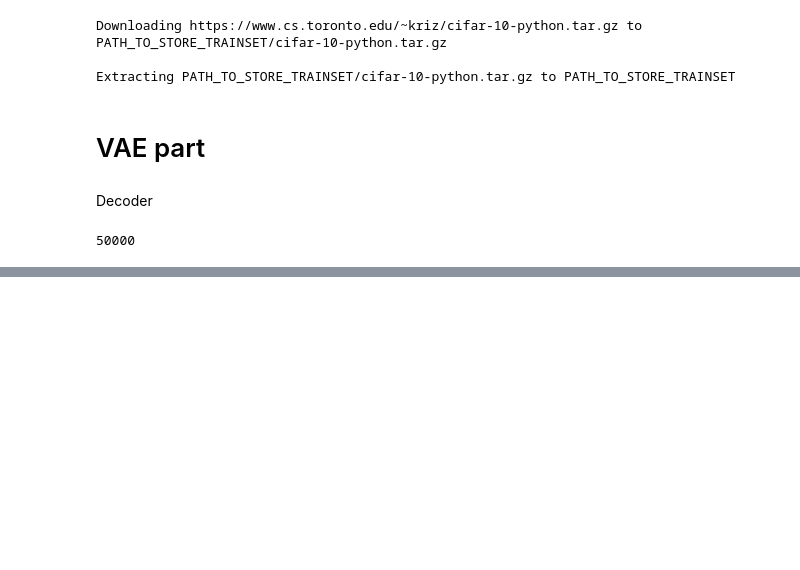
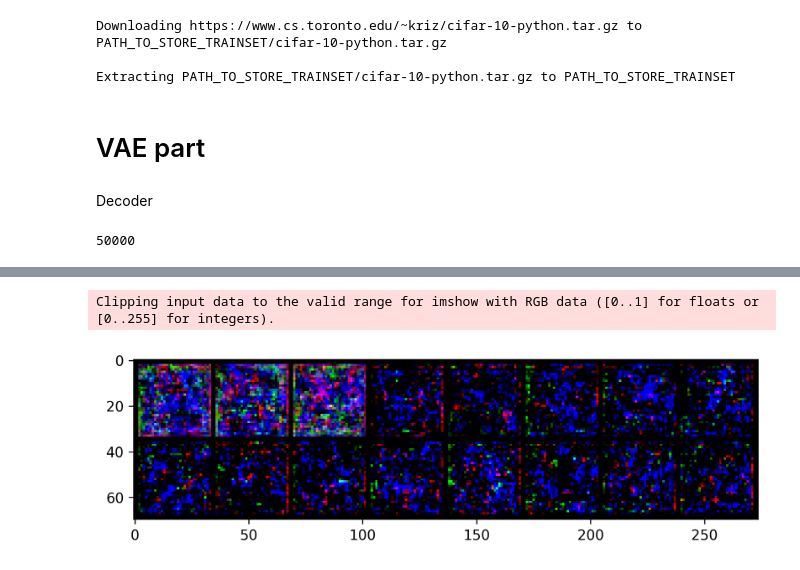
Before and after one commit to ishikaa25/LST, a Jupyter notebook: VAE_NoLightning.ipynb, the cells around one changed output, grey strips where cells are left out. Drawn from its saved outputs; the diff is of its cells as text; code cells hidden in the pictures; blank space fills up the shorter version.

```diff
--- a/VAE_NoLightning.ipynb
+++ b/VAE_NoLightning.ipynb
@@ -442,0 +374,29 @@ y
+# %%
+from matplotlib.pyplot import imshow, figure
+import numpy as np
+from torchvision.utils import make_grid
+figure(figsize=(8, 3), dpi=300)
+
+x = torch.rand(1, 3, 32, 32)
+x_encoded = vae.encoder(x)
+mu, log_var = vae.fc_mu(x_encoded), vae.fc_var(x_encoded)
+std = torch.exp(log_var / 2)
+
+# Z COMES FROM NORMAL(0, 1)
+num_preds = 16
+p = torch.distributions.Normal(torch.zeros_like(mu), torch.ones_like(std))
+z = p.rsample((num_preds,))
+
+# SAMPLE IMAGES
+with torch.no_grad():
+  pred = vae.decoder(z)
+
+# Undo normalization
+unnorm = UnNormalize((0.5,0.5,0.5), (0.5,0.5,0.5))
+img  = make_grid(unnorm(pred)).permute(1,2,0).numpy()
+
+# PLOT IMAGES
+imshow(img);
+# %% [output]
+Clipping input data to the valid range for imshow with RGB data ([0..1] for floats or [0..255] for integers).
+[figure, added]
```
Also changed, not shown: parts of 8 cells of this notebook.
